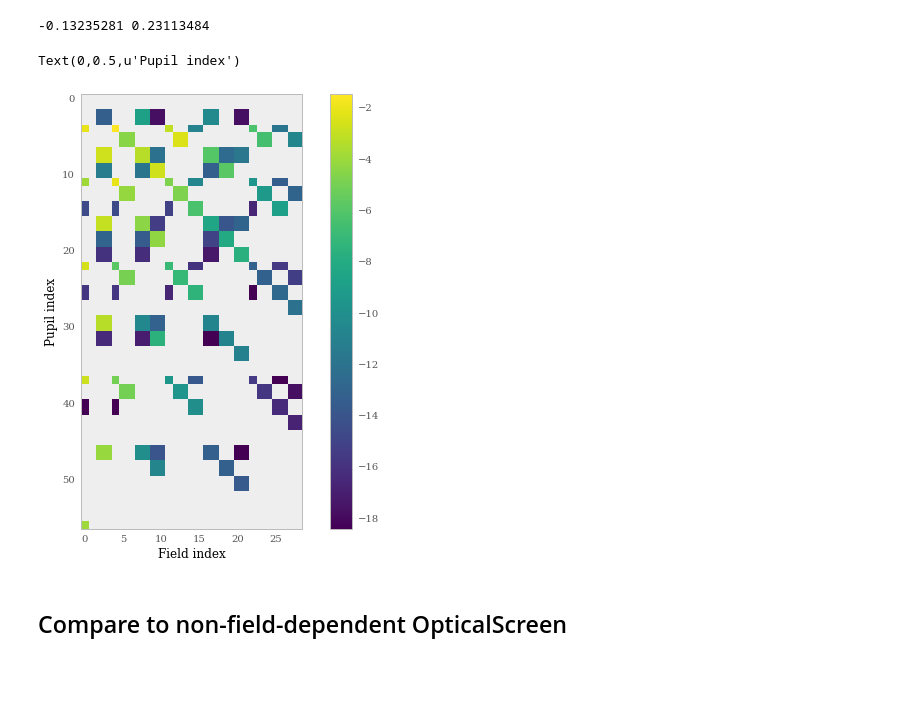
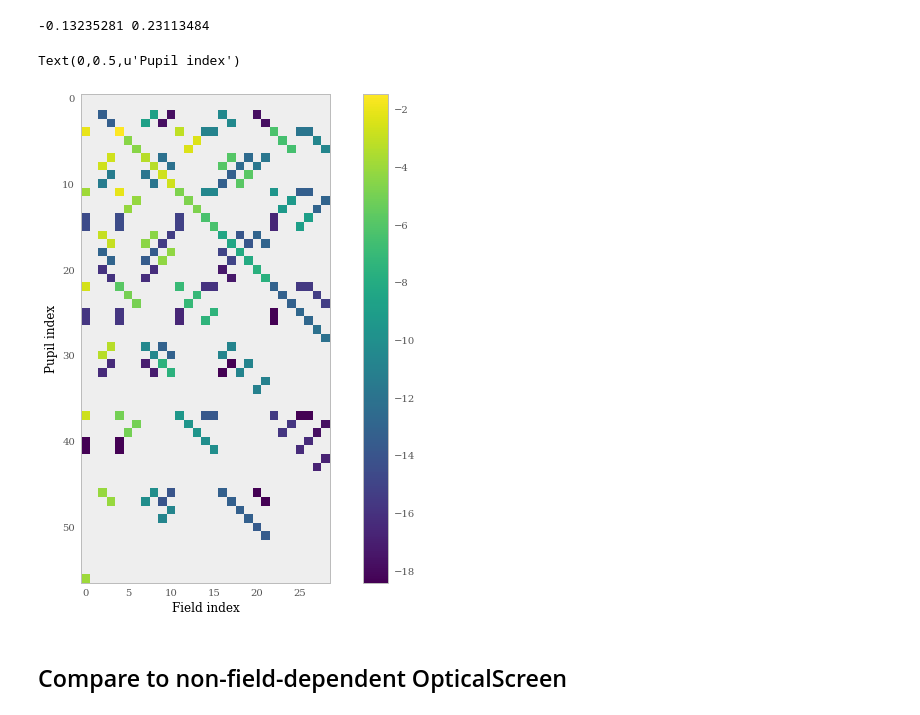
Before and after one commit to mdschneider/JIF, a Jupyter notebook: devel/lsst_psf/LSST DZ exploration.ipynb, the cells around one changed output. Saved outputs shown, nothing was run; the diff lists cells and outputs as text; code cells hidden in the pictures; blank space fills up the shorter version.

```diff
--- a/devel/lsst_psf/LSST DZ exploration.ipynb
+++ b/devel/lsst_psf/LSST DZ exploration.ipynb
@@ -69,11 +69,23 @@ for i in xrange(dat.shape[0]):
 #     j_field = get_noll_index(n_field, m_field)
 #     aberrations[j_pupil, j_field] = dat[i, 4]
 
-    for mp in [-m_pupil, m_pupil]:
+    for sgn in [-1, 1]:
+        mp = sgn * m_pupil
+        mf = sgn * m_field
         j_pupil = get_noll_index(n_pupil, mp)
-        jp_max = np.max((jp_max, j_pupil))
-        for mf in [-m_field, m_field]:
-            j_field = get_noll_index(n_field, mf)
-            jf_max = np.max((jf_max, j_field))
-            #
-            aberrations[j_pupil, j_field] = dat[i, 4]
+        j_field = get_noll_index(n_field, mf)
+        aberrations[j_pupil, j_field] = dat[i, 4]
+        if j_pupil < 4 and j_field < 4:
+            print i," // ",n_pupil,mp,j_pupil," // ",n_field,mf,j_field
+
+#     for mp in [-m_pupil, m_pupil]:
+#         j_pupil = get_noll_index(n_pupil, mp)
+#         jp_max = np.max((jp_max, j_pupil))
+#         for mf in [-m_field, m_field]:
+#             j_field = get_noll_index(n_field, mf)
+#             jf_max = np.max((jf_max, j_field))
+#             #
+#             aberrations[j_pupil, j_field] = dat[i, 4]
+
+#             if j_pupil < 4 and j_field < 4:
+#                 print i," // ",n_pupil,mp,j_pupil," // ",n_field,mf,j_field
@@ -129,15 +144,15 @@ print np.min(aberrations), np.max(aberrations)
 # %% [output]
 -0.13235281 0.23113484
 # %%
-plt.figure(figsize=(10,8))
+plt.figure(figsize=(12,9))
 # plt.imshow(aberrations)
 plt.imshow(np.log(np.abs(aberrations)))
 plt.colorbar()
 plt.xlabel(r"Field index")
 plt.ylabel(r"Pupil index")
 # %% [output]
 Text(0,0.5,u'Pupil index')
-[figure, old version]
+[figure, new version]
 # %% [markdown]
 ## Compare to non-field-dependent OpticalScreen
 # %%
```
Also changed, not shown: parts of 3 cells of this notebook, 2 other files.
